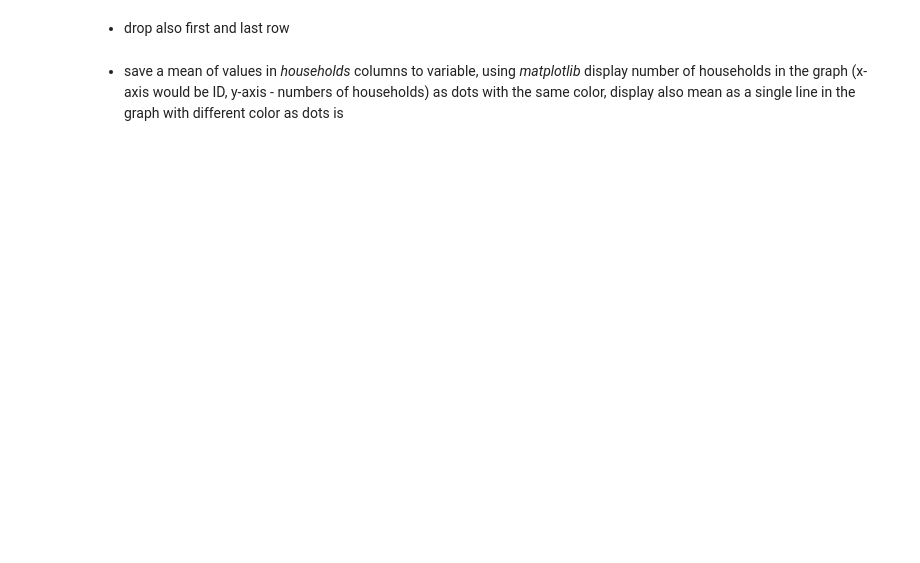
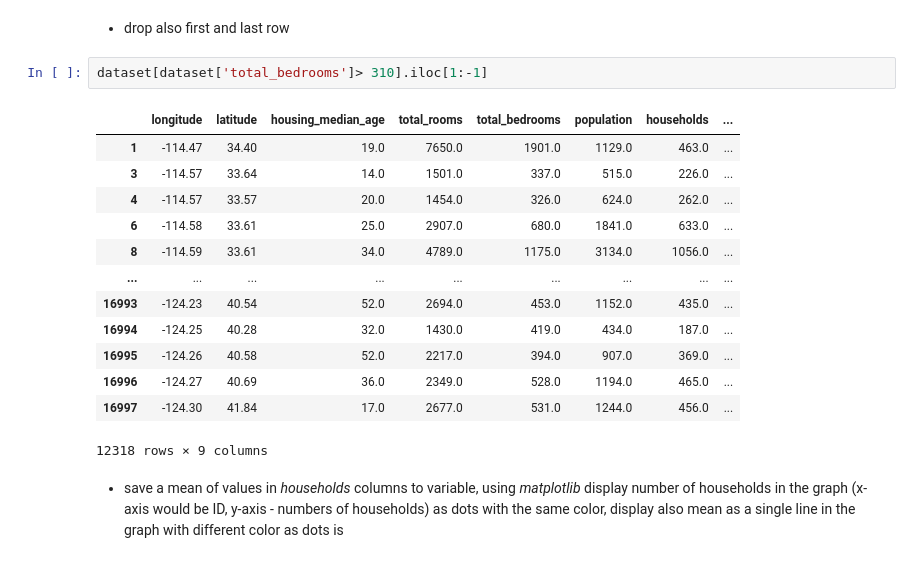
Before and after one commit to j-sikula/MPA-MLF, a Jupyter notebook: cv2/Exercise_Python.ipynb, the cells around one changed output. Saved outputs shown, nothing was run; the diff lists cells and outputs as text; blank space fills up the shorter version.

```diff
--- a/cv2/Exercise_Python.ipynb
+++ b/cv2/Exercise_Python.ipynb
@@ -341,4 +384,20 @@ The purpose of this exercise is to learn basic operations of **pandas** library.
 # %% [markdown]
 - drop also first and last row
+# %%
+dataset[dataset['total_bedrooms']> 310].iloc[1:-1]
+# %% [output]
+|  | longitude | latitude | housing_median_age | total_rooms | total_bedrooms | population | households | ... |
+| 1 | -114.47 | 34.40 | 19.0 | 7650.0 | 1901.0 | 1129.0 | 463.0 | ... |
+| 3 | -114.57 | 33.64 | 14.0 | 1501.0 | 337.0 | 515.0 | 226.0 | ... |
+| 4 | -114.57 | 33.57 | 20.0 | 1454.0 | 326.0 | 624.0 | 262.0 | ... |
+| 6 | -114.58 | 33.61 | 25.0 | 2907.0 | 680.0 | 1841.0 | 633.0 | ... |
+| 8 | -114.59 | 33.61 | 34.0 | 4789.0 | 1175.0 | 3134.0 | 1056.0 | ... |
+| ... | ... | ... | ... | ... | ... | ... | ... | ... |
+| 16993 | -124.23 | 40.54 | 52.0 | 2694.0 | 453.0 | 1152.0 | 435.0 | ... |
+| 16994 | -124.25 | 40.28 | 32.0 | 1430.0 | 419.0 | 434.0 | 187.0 | ... |
+| 16995 | -124.26 | 40.58 | 52.0 | 2217.0 | 394.0 | 907.0 | 369.0 | ... |
+| 16996 | -124.27 | 40.69 | 36.0 | 2349.0 | 528.0 | 1194.0 | 465.0 | ... |
+| 16997 | -124.30 | 41.84 | 17.0 | 2677.0 | 531.0 | 1244.0 | 456.0 | ... |
+12318 rows × 9 columns
 # %% [markdown]
 - save a mean of values in *households* columns to variable, using *matplotlib* display number of households in the graph (x-axis would be ID, y-axis - numbers of households) as dots with the same color, display also mean as a single line in the graph with different color as dots is
```
Also changed, not shown: parts of 9 cells of this notebook.
